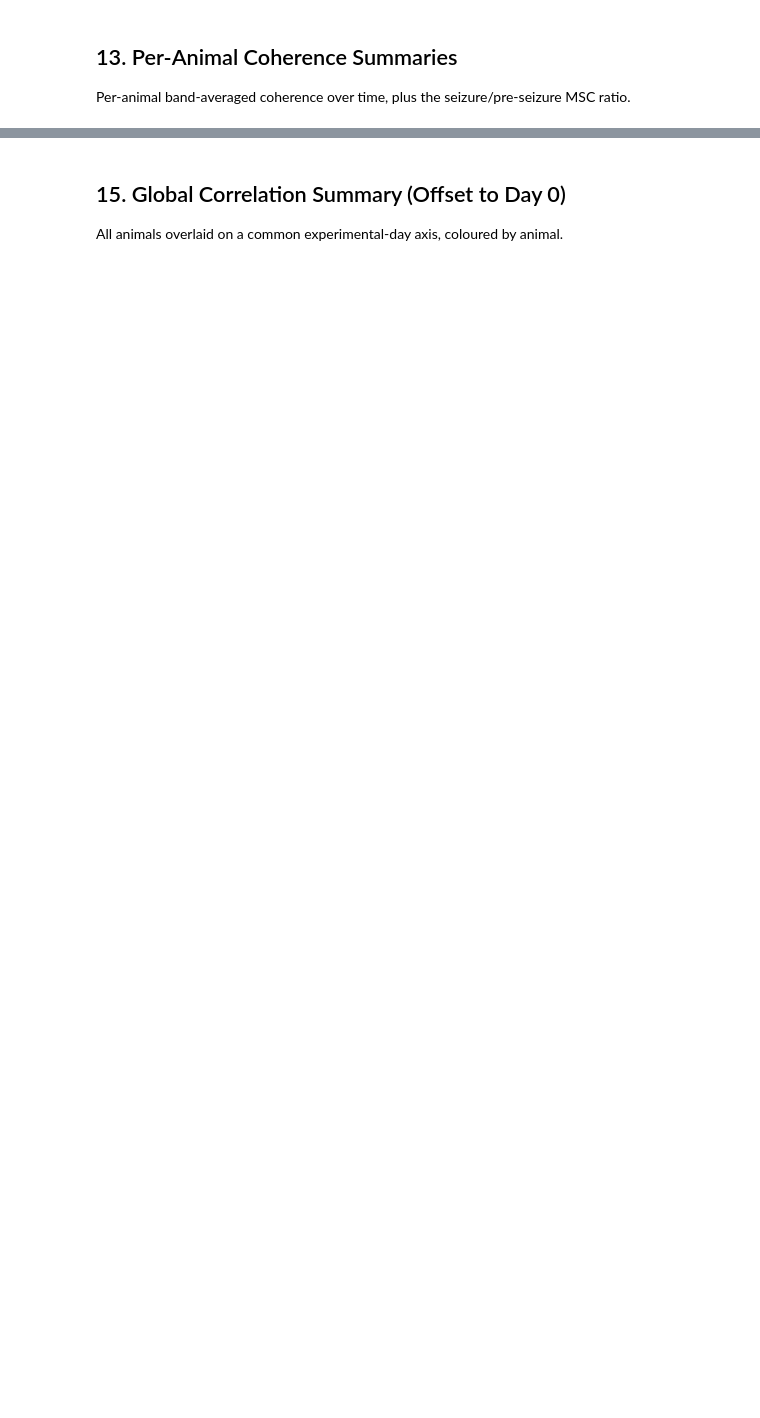
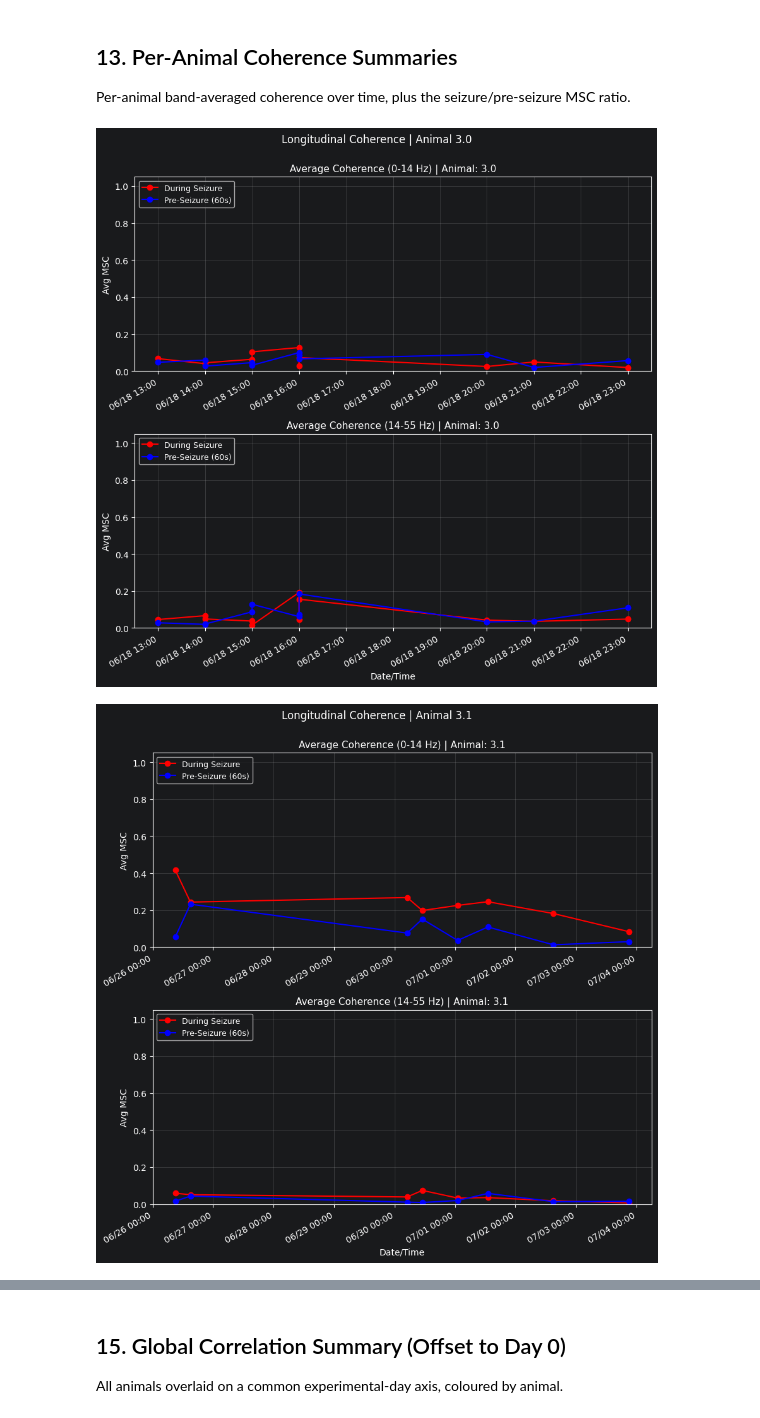
Before and after one commit to olmsteadv5/epileptogenesis-analysis, a Jupyter notebook: main.ipynb, the cells around one changed output, grey strips where cells are left out. Drawn from its saved outputs; the diff is of its cells as text; code cells hidden in the pictures; blank space fills up the shorter version.

```diff
--- a/main.ipynb
+++ b/main.ipynb
@@ -432,15 +483,18 @@ render_per_animal(
 Per-animal band-averaged coherence over time, plus the seizure/pre-seizure MSC ratio.
 # %%
 render_per_animal(
-    coherence_results, COHERENCE_SUMMARY_OUTPUT_DIR,
+    coherence_results, COHERENCE_ANIMAL_DIR,
     lambda a: f"Animal_{a}_Coherence_Summary.png",
     lambda g: P.plot_coherence_animal_summary(g, COH_BAND_LOW_HZ, COH_BAND_HIGH_HZ,
                                               pre_seizure_secs=PRE_SEIZURE_SECS),
 )
 
 # Seizure/pre-seizure MSC ratio over time, beneath the coherence summary.
 render_per_animal(
-    coherence_results, COHERENCE_SUMMARY_OUTPUT_DIR,
+    coherence_results, COHERENCE_ANIMAL_DIR,
     lambda a: f"Animal_{a}_Coherence_Ratio.png",
     lambda g: P.plot_coherence_ratio_animal_summary(g, COH_BAND_LOW_HZ, COH_BAND_HIGH_HZ),
 )
+# %% [output]
+[figure, added]
+[figure, added]
```
Also changed, not shown: parts of 18 cells of this notebook, 4 other files.
